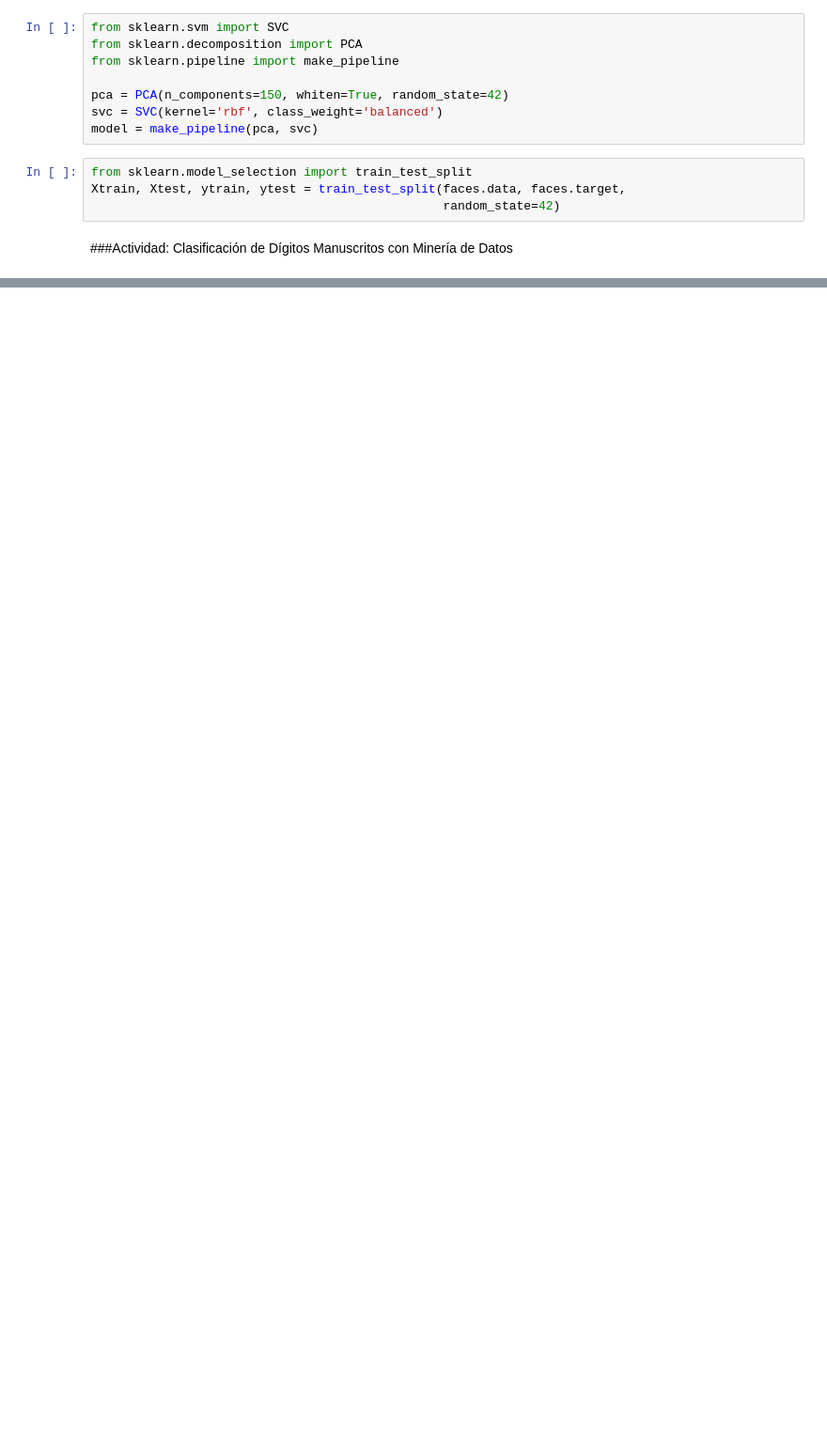
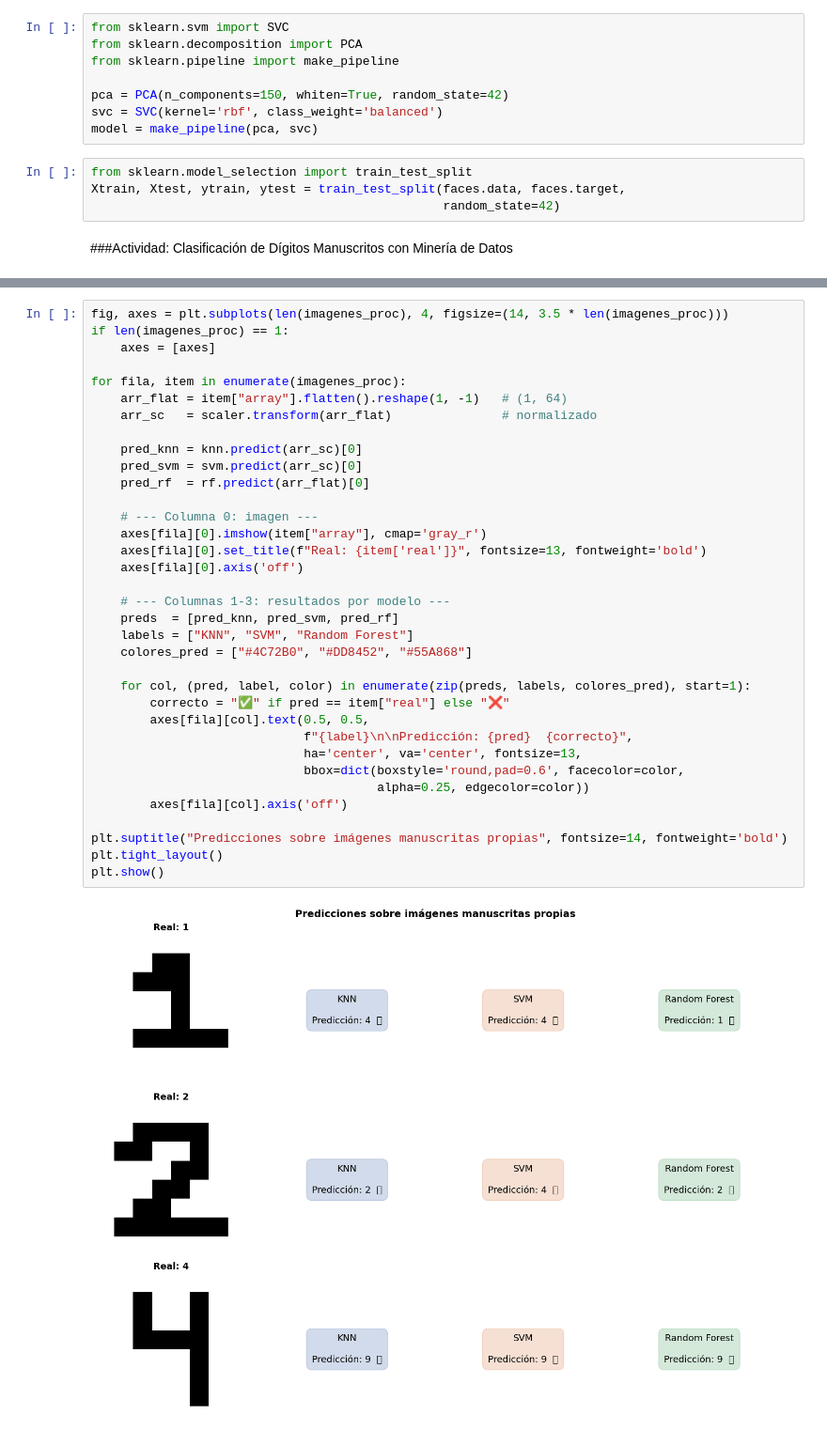
Before and after one commit to 175329/Mineria-de-datos, a Jupyter notebook: MineriaDeDatos.ipynb, the cells around one changed output, grey strips where cells are left out. Shown at 94% size. Drawn from its saved outputs; the diff is of its cells as text; blank space fills up the shorter version.

```diff
--- a/MineriaDeDatos.ipynb
+++ b/MineriaDeDatos.ipynb
@@ -2324,0 +2477,37 @@ import pandas as pd
+# %%
+fig, axes = plt.subplots(len(imagenes_proc), 4, figsize=(14, 3.5 * len(imagenes_proc)))
+if len(imagenes_proc) == 1:
+    axes = [axes]
+
+for fila, item in enumerate(imagenes_proc):
+    arr_flat = item["array"].flatten().reshape(1, -1)   # (1, 64)
+    arr_sc   = scaler.transform(arr_flat)               # normalizado
+
+    pred_knn = knn.predict(arr_sc)[0]
+    pred_svm = svm.predict(arr_sc)[0]
+    pred_rf  = rf.predict(arr_flat)[0]
+
+    # --- Columna 0: imagen ---
+    axes[fila][0].imshow(item["array"], cmap='gray_r')
+    axes[fila][0].set_title(f"Real: {item['real']}", fontsize=13, fontweight='bold')
+    axes[fila][0].axis('off')
+
+    # --- Columnas 1-3: resultados por modelo ---
+    preds  = [pred_knn, pred_svm, pred_rf]
+    labels = ["KNN", "SVM", "Random Forest"]
+    colores_pred = ["#4C72B0", "#DD8452", "#55A868"]
+
+    for col, (pred, label, color) in enumerate(zip(preds, labels, colores_pred), start=1):
+        correcto = "✅" if pred == item["real"] else "❌"
+        axes[fila][col].text(0.5, 0.5,
+                             f"{label}\n\nPredicción: {pred}  {correcto}",
+                             ha='center', va='center', fontsize=13,
+                             bbox=dict(boxstyle='round,pad=0.6', facecolor=color,
+                                       alpha=0.25, edgecolor=color))
+        axes[fila][col].axis('off')
+
+plt.suptitle("Predicciones sobre imágenes manuscritas propias", fontsize=14, fontweight='bold')
+plt.tight_layout()
+plt.show()
+# %% [output]
+[figure, added]
```
Also changed, not shown: parts of 9 cells of this notebook.
